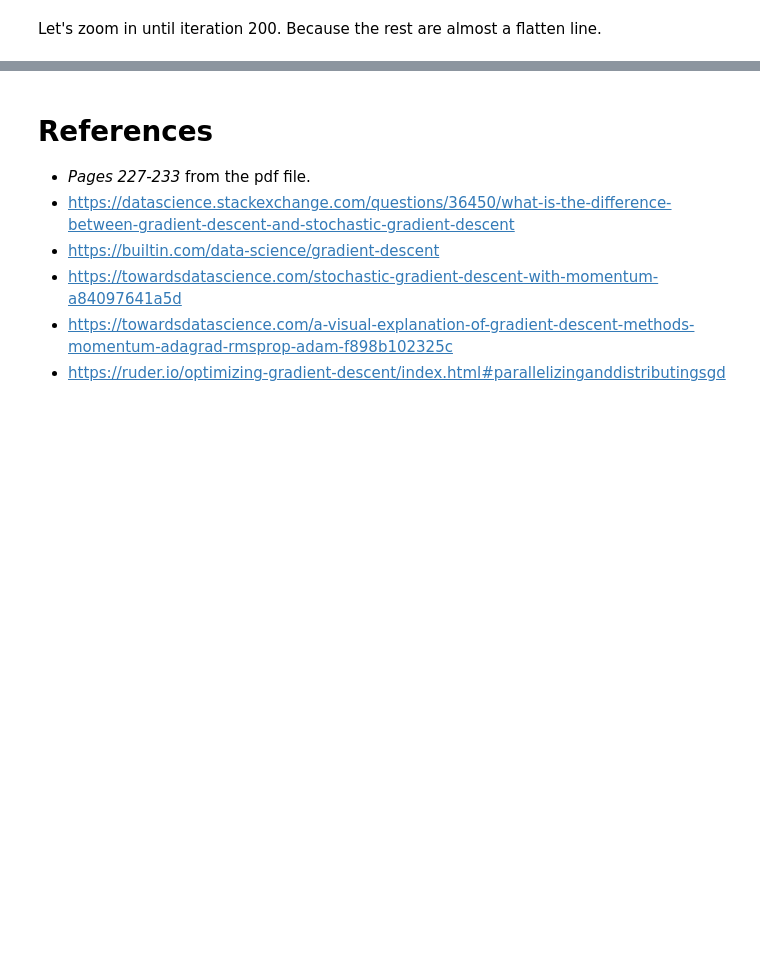
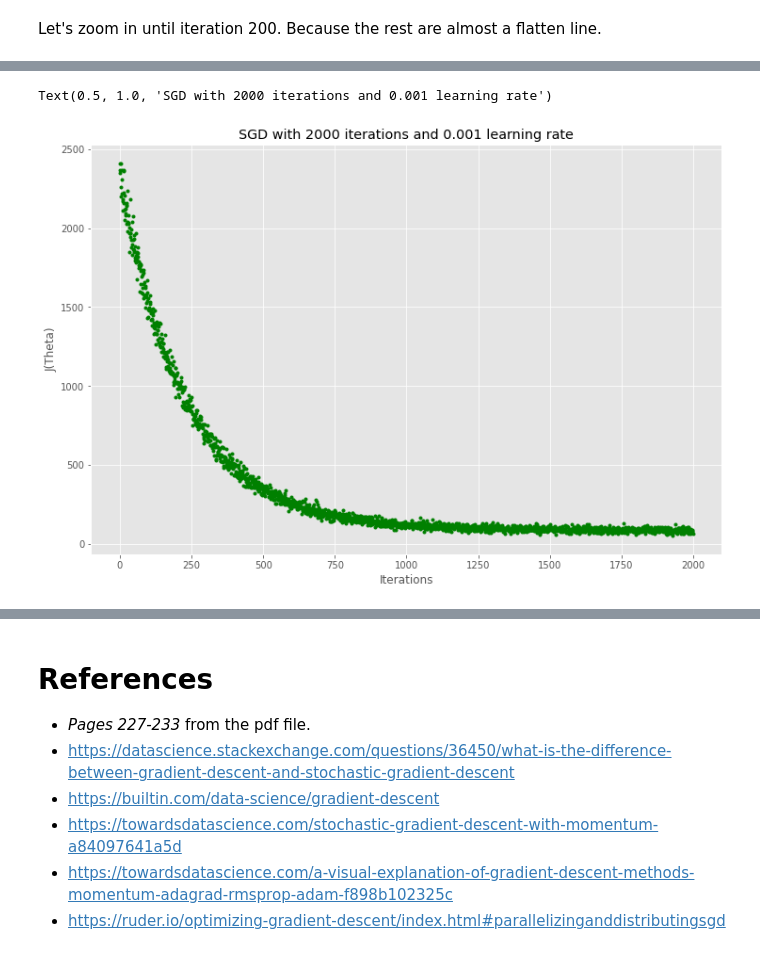
Before and after one commit to twyunting/DATA-642_Advanced_Machine_Learning, a Jupyter notebook: Quizes/01/Yunting_quiz01.ipynb, the cells around one changed output, grey strips where cells are left out. Drawn from its saved outputs; the diff is of its cells as text; code cells hidden in the pictures; blank space fills up the shorter version.

```diff
--- a/Quizes/01/Yunting_quiz01.ipynb
+++ b/Quizes/01/Yunting_quiz01.ipynb
@@ -228,0 +267,6 @@ Define a function that combines the effects and demonstrates how SGD works
+# %%
+plot_SGD(0.001, 2000)
+plt.title("SGD with 2000 iterations and 0.001 learning rate")
+# %% [output]
+Text(0.5, 1.0, 'SGD with 2000 iterations and 0.001 learning rate')
+[figure, added]
```
Also changed, not shown: parts of 20 cells of this notebook, 1 other file.
